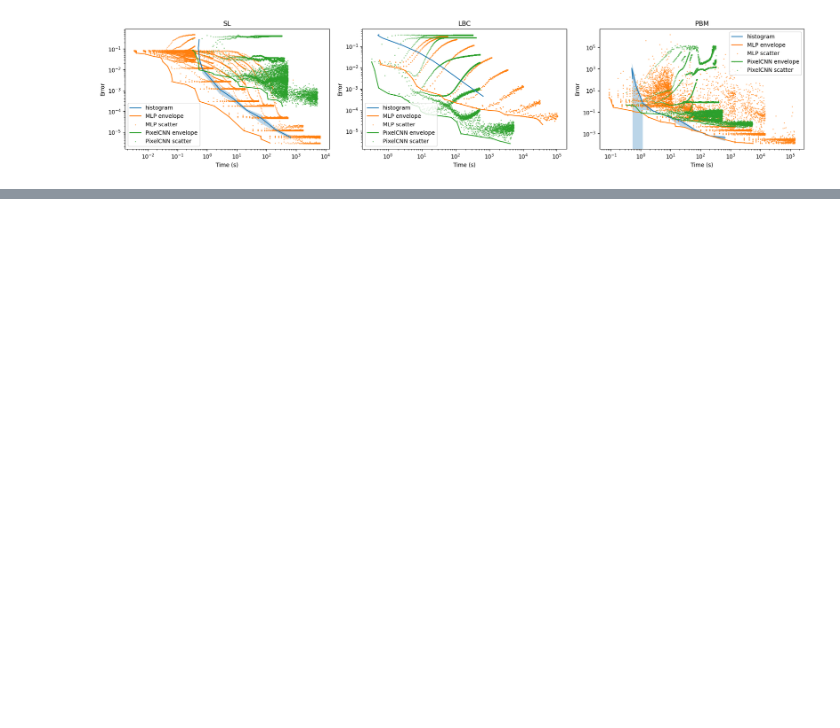
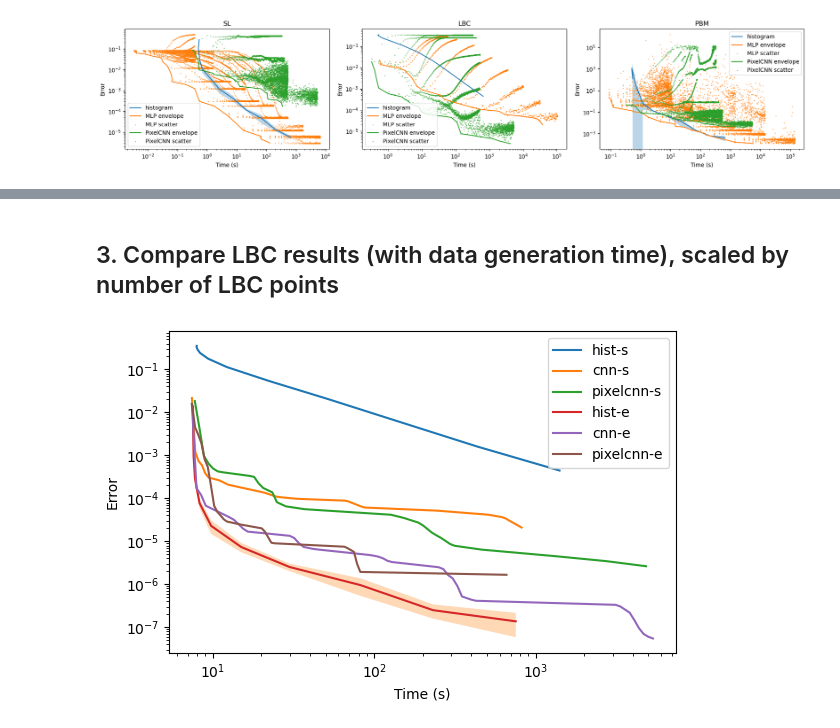
Before and after one commit to difeizhang/ising, a Jupyter notebook: plot.ipynb, the cells around one changed output, grey strips where cells are left out. Drawn from its saved outputs; the diff is of its cells as text; code cells hidden in the pictures; blank space fills up the shorter version.

```diff
--- a/plot.ipynb
+++ b/plot.ipynb
@@ -180,0 +273,27 @@ plt.show()
+# %% [markdown]
+## 3. Compare LBC results (with data generation time), scaled by number of LBC points
+# %%
+s_data_error_vs_time_histogram_LBC = np.load('./overleaf/lbc_compare/S_error_vs_time_histogram_LBC_include.npz')
+s_data_error_vs_time_discriminative_LBC = np.load('./overleaf/lbc_compare/S_error_vs_time_discriminative_LBC_include.npz')
+s_data_error_vs_time_generative_LBC = np.load('./overleaf/lbc_compare/S_error_vs_time_generative_LBC_include.npz')
+e_data_error_vs_time_histogram_LBC = np.load('./overleaf/lbc_compare/E_error_vs_time_histogram_LBC_include.npz')
+e_data_error_vs_time_discriminative_LBC = np.load('./overleaf/lbc_compare/E_error_vs_time_discriminative_LBC_include.npz')
+e_data_error_vs_time_generative_LBC = np.load('./overleaf/lbc_compare/E_error_vs_time_generative_LBC_include.npz')
+# %%
+fig, axs = plt.subplots(1, 1, figsize=(6, 4))
+plot_error_vs_time(s_data_error_vs_time_histogram_LBC, axs, 'hist-s')
+plot_error_vs_time(s_data_error_vs_time_discriminative_LBC, axs, 'cnn-s', mode='envelope')
+plot_error_vs_time(s_data_error_vs_time_generative_LBC, axs, 'pixelcnn-s', mode='envelope')
+plot_error_vs_time(e_data_error_vs_time_histogram_LBC, axs, 'hist-e')
+plot_error_vs_time(e_data_error_vs_time_discriminative_LBC, axs, 'cnn-e', mode='envelope')
+plot_error_vs_time(e_data_error_vs_time_generative_LBC, axs, 'pixelcnn-e', mode='envelope')
+
+axs.set_xscale('log')
+axs.set_yscale('log')
+axs.set_xlabel('Time (s)')
+axs.set_ylabel('Error')
+axs.legend()
+plt.tight_layout()
+plt.show()
+# %% [output]
+[figure, added]
```
Also changed, not shown: parts of 8 cells of this notebook, 29 other files.
